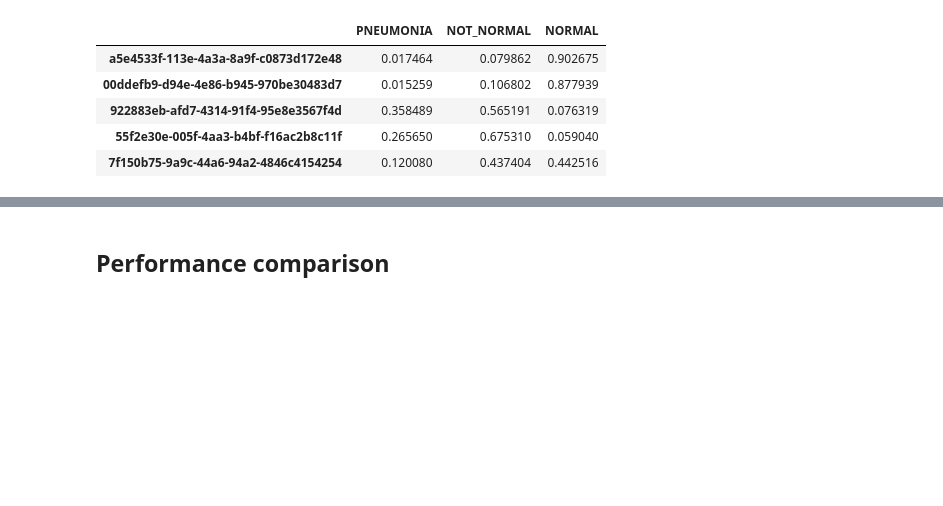
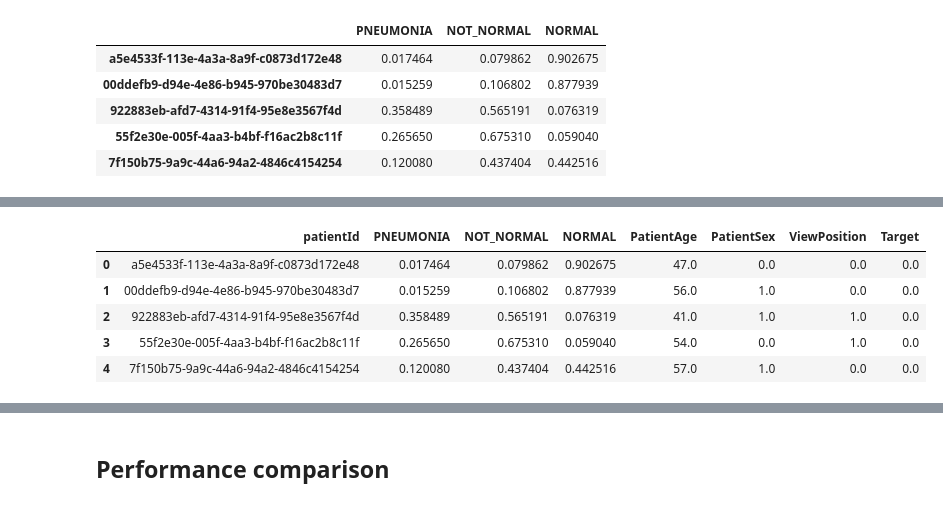
Before and after one commit to pswaruppk/GL_CAPSTONE, a Jupyter notebook: pneumonia_detection.ipynb, the cells around one changed output, grey strips where cells are left out. Drawn from its saved outputs; the diff is of its cells as text; code cells hidden in the pictures; blank space fills up the shorter version.

```diff
--- a/pneumonia_detection.ipynb
+++ b/pneumonia_detection.ipynb
@@ -2896,0 +2932,2 @@ pred_df.to_csv('pred_df.csv')
+# %%
+pd_hybrid = pd.read_csv('image_bbox_full.csv')
@@ -2896,0 +2969,11 @@ pred_df.to_csv('pred_df.csv')
+# %%
+merged_pred_meta_df.reset_index(inplace=True)
+merged_pred_meta_df.rename(columns={'index':'patientId'},inplace=True)
+merged_pred_meta_df.head()
+# %% [output]
+|  | patientId | PNEUMONIA | NOT_NORMAL | NORMAL | PatientAge | PatientSex | ViewPosition | Target |
+| 0 | a5e4533f-113e-4a3a-8a9f-c0873d172e48 | 0.017464 | 0.079862 | 0.902675 | 47.0 | 0.0 | 0.0 | 0.0 |
+| 1 | 00ddefb9-d94e-4e86-b945-970be30483d7 | 0.015259 | 0.106802 | 0.877939 | 56.0 | 1.0 | 0.0 | 0.0 |
+| 2 | 922883eb-afd7-4314-91f4-95e8e3567f4d | 0.358489 | 0.565191 | 0.076319 | 41.0 | 1.0 | 1.0 | 0.0 |
+| 3 | 55f2e30e-005f-4aa3-b4bf-f16ac2b8c11f | 0.265650 | 0.675310 | 0.059040 | 54.0 | 0.0 | 1.0 | 0.0 |
+| 4 | 7f150b75-9a9c-44a6-94a2-4846c4154254 | 0.120080 | 0.437404 | 0.442516 | 57.0 | 1.0 | 0.0 | 0.0 |
```
Also changed, not shown: parts of 26 cells of this notebook.
